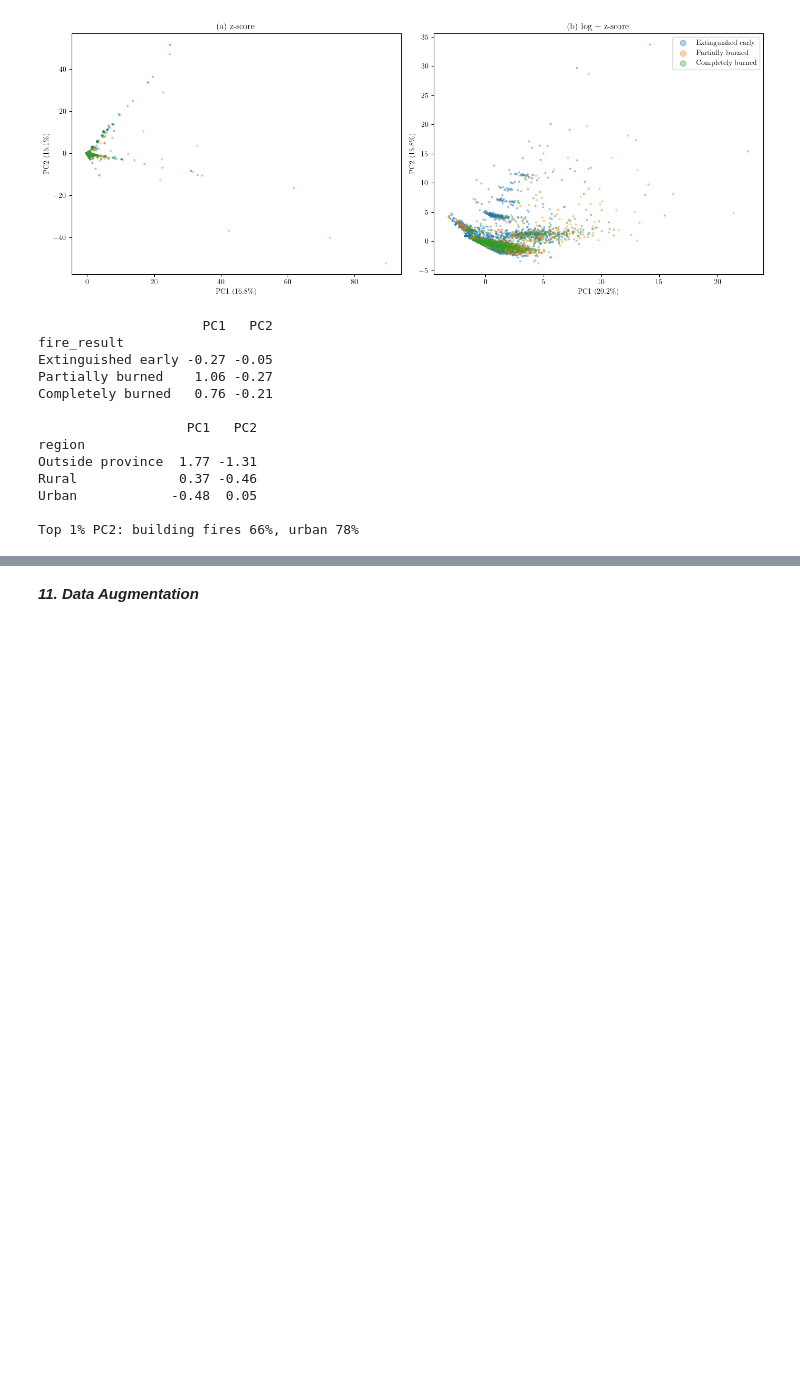
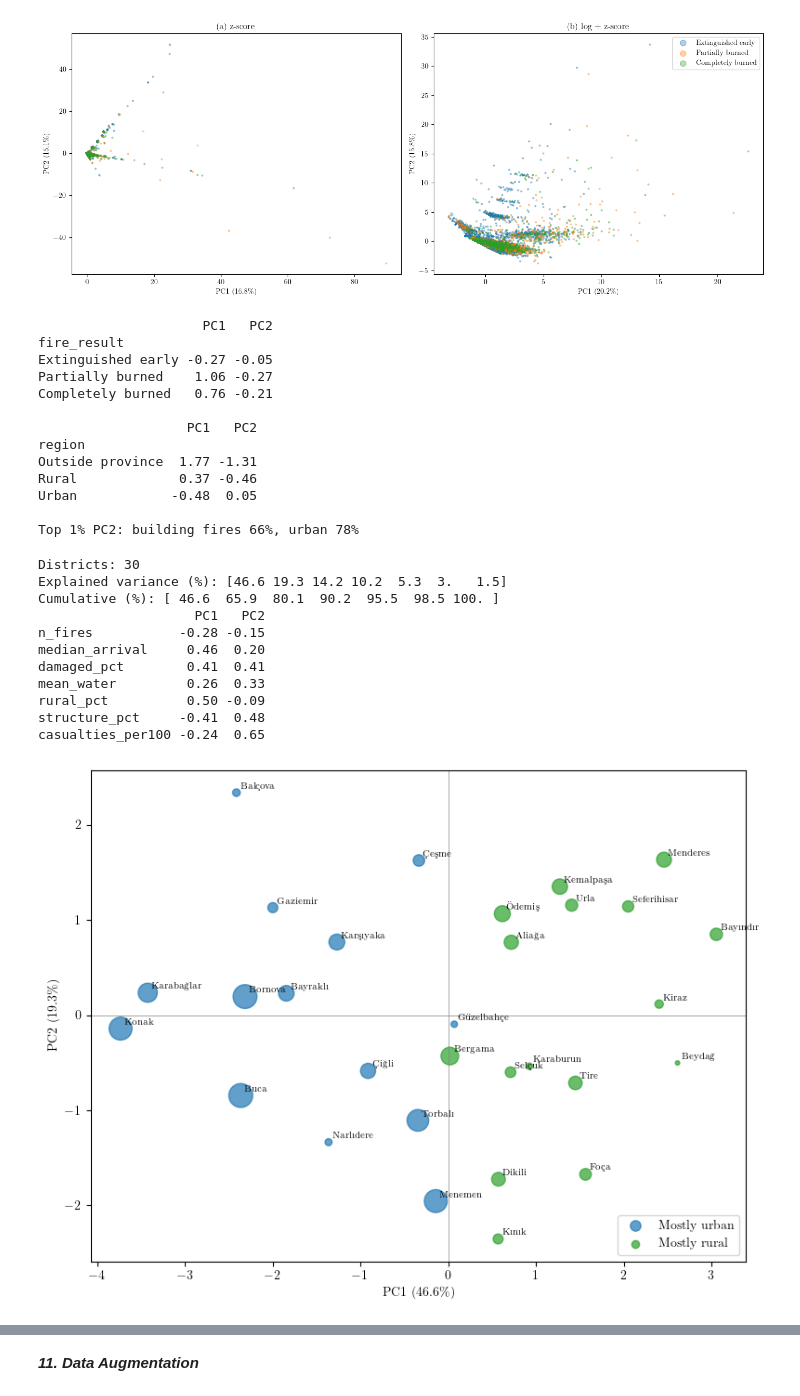
Before and after one commit to goksungurel/CE_477, a Jupyter notebook: outliers_pca.ipynb, the cells around one changed output, grey strips where cells are left out. Saved outputs shown, nothing was run; the diff lists cells and outputs as text; code cells hidden in the pictures; blank space fills up the shorter version.

Commit message:
Add district-level PCA

```diff
--- a/outliers_pca.ipynb
+++ b/outliers_pca.ipynb
@@ -352,3 +352,60 @@ Rural             0.37 -0.46
 Urban            -0.48  0.05
 
 Top 1% PC2: building fires 66%, urban 78%
+# %%
+# 10f. PCA on district-level aggregates (same aggregates as the correlation step, districts with >= 30 fires)
+dist = df_out.groupby("district").agg(
+    n_fires        = ("fire_type", "size"),
+    median_arrival = ("arrival_min", "median"),
+    damaged_pct    = ("fire_severity", lambda s: (s > 0).mean() * 100),
+    mean_water     = ("water_m3", "mean"),
+    rural_pct      = ("region", lambda s: (s == "Rural").mean() * 100),
+    structure_pct  = ("building_type", lambda s: (s != "Not applicable").mean() * 100))
+dist["casualties_per100"] = (df_out.groupby("district")[["human_deaths", "human_injured"]]
+                             .sum().sum(axis=1) / dist["n_fires"] * 100)
+dist = dist[dist["n_fires"] >= 30]
+
+pca_d = PCA().fit(StandardScaler().fit_transform(dist))
+D2 = pca_d.transform(StandardScaler().fit_transform(dist))[:, :2]
+print("Districts:", len(dist))
+print("Explained variance (%):", (pca_d.explained_variance_ratio_ * 100).round(1))
+print("Cumulative (%):", (pca_d.explained_variance_ratio_.cumsum() * 100).round(1))
+print(pd.DataFrame(pca_d.components_[:2].T, index=dist.columns, columns=["PC1", "PC2"]).round(2))
+
+# Turkish-aware names (same helpers as preprocessing.ipynb)
+def tr_title(s):
+    s = s.replace("I", "ı").replace("İ", "i").lower()
+    return {"i": "İ", "ı": "I"}.get(s[0], s[0].upper()) + s[1:]
+TEX_TR = {"ç": r"\c{c}", "Ç": r"\c{C}", "ğ": r"\u{g}", "Ğ": r"\u{G}", "ı": r"{\i}", "İ": r"\.{I}",
+          "ö": r'\"{o}', "Ö": r'\"{O}', "ş": r"\c{s}", "Ş": r"\c{S}", "ü": r'\"{u}', "Ü": r'\"{U}'}
+def tex_tr(s):
+    return "".join(TEX_TR.get(ch, ch) for ch in s)
+
+types = np.where(dist["rural_pct"] > 50, "Mostly rural", "Mostly urban")
+palette = {"Mostly urban": "tab:blue", "Mostly rural": "tab:green"}
+fig, ax = plt.subplots(figsize=(8, 6))
+for t, c in palette.items():
+    m = types == t
+    ax.scatter(D2[m, 0], D2[m, 1], s=dist["n_fires"][m] / 8, color=c, alpha=0.7, label=t)
+for (x, y), name in zip(D2, dist.index):
+    ax.annotate(tex_tr(tr_title(name)), (x, y), fontsize=7, xytext=(3, 3), textcoords="offset points")
+ev = pca_d.explained_variance_ratio_ * 100
+ax.axhline(0, color="gray", lw=0.5); ax.axvline(0, color="gray", lw=0.5)
+ax.set_xlabel(rf"PC1 ({ev[0]:.1f}\%)"); ax.set_ylabel(rf"PC2 ({ev[1]:.1f}\%)")
+ax.legend(loc="lower right", markerscale=0.6)
+plt.tight_layout()
+plt.savefig("figures/pca_district.png", dpi=300, bbox_inches="tight")
+plt.show()
+# %% [output]
+Districts: 30
+Explained variance (%): [46.6 19.3 14.2 10.2  5.3  3.   1.5]
+Cumulative (%): [ 46.6  65.9  80.1  90.2  95.5  98.5 100. ]
+                    PC1   PC2
+n_fires           -0.28 -0.15
+median_arrival     0.46  0.20
+damaged_pct        0.41  0.41
+mean_water         0.26  0.33
+rural_pct          0.50 -0.09
+structure_pct     -0.41  0.48
+casualties_per100 -0.24  0.65
+[figure, added]
```
Also changed, not shown: parts of 1 cell of this notebook.
